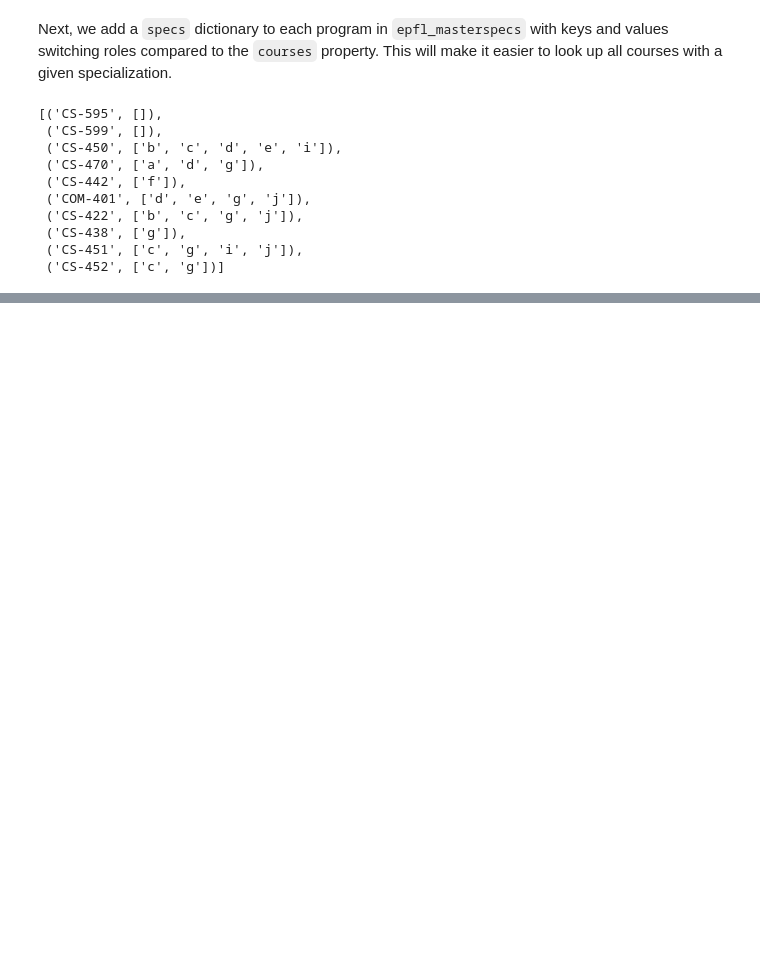
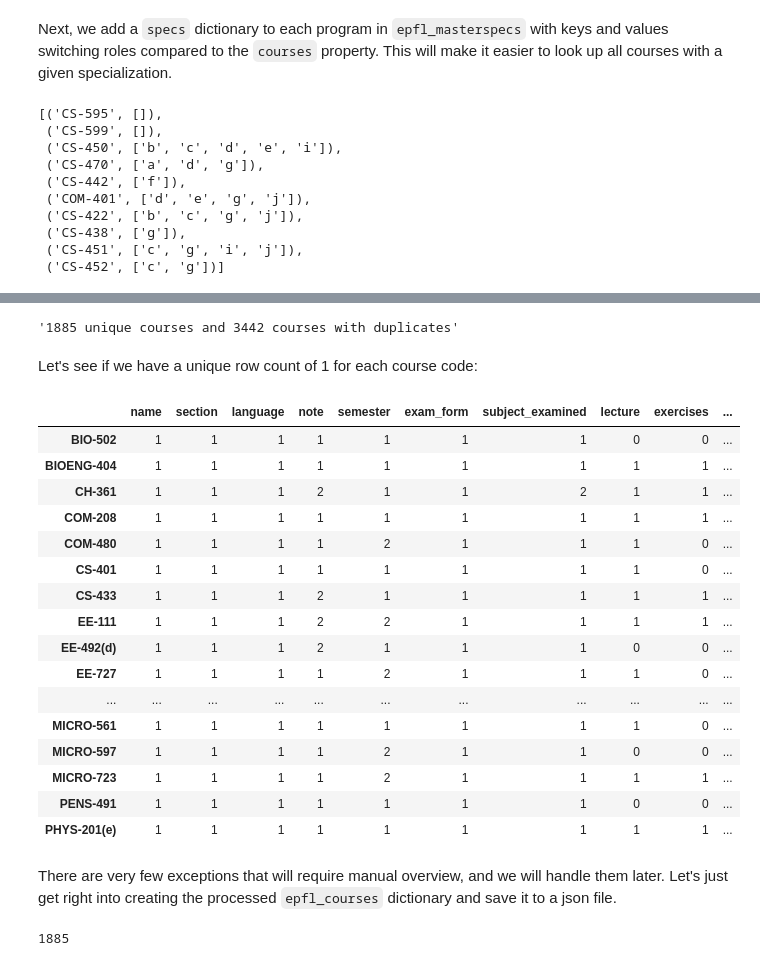
Before and after one commit to valentinoli/epfl-interactive-coursebook, a Jupyter notebook: python/wrangling.ipynb, the cells around one changed output, grey strips where cells are left out. Cells and saved outputs as stored; diff of their text form; code cells hidden in the pictures; blank space fills up the shorter version.

```diff
--- a/python/wrangling.ipynb
+++ b/python/wrangling.ipynb
@@ -265,0 +288,3 @@ with open('../data/processed/epfl_programs.json', 'w') as json_file:
+# %%
+courses_df.credits.fillna(courses_df.coefficient, inplace=True)
+courses_df.drop('coefficient', axis=1, inplace=True)
@@ -265,0 +304,40 @@ with open('../data/processed/epfl_programs.json', 'w') as json_file:
+# %%
+f"{courses_df.index.nunique()} unique courses and {len(courses_df)} courses with duplicates"
+# %% [output]
+'1885 unique courses and 3442 courses with duplicates'
+# %% [markdown]
+Let's see if we have a unique row count of 1 for each course code:
+# %%
+# Convert list columns to tuple to avoid this error when calling nunique():
+# TypeError: unhashable type: 'list'
+list_columns = ['lecturers', 'required', 'recommended', 'concepts', 'prerequisite_for', 'in_the_programs']
+# %%
+courses_df[list_columns] = courses_df[list_columns].applymap(tuple)
+# lecturers and in_the_programs field is a list of lists
+courses_df['lecturers'] = courses_df.lecturers.apply(lambda x: tuple(map(tuple, x)))
+courses_df['in_the_programs'] = courses_df.in_the_programs.apply(lambda x: tuple(map(tuple, x)))
+# %%
+# path is always different
+group = courses_df.drop('path', axis=1).groupby(courses_df.index)
+# %%
+group.nunique().loc[(group.nunique() > 1).any(axis=1)]
+# %% [output]
+|  | name | section | language | note | semester | exam_form | subject_examined | lecture | exercises | ... |
+| BIO-502 | 1 | 1 | 1 | 1 | 1 | 1 | 1 | 0 | 0 | ... |
+| BIOENG-404 | 1 | 1 | 1 | 1 | 1 | 1 | 1 | 1 | 1 | ... |
+| CH-361 | 1 | 1 | 1 | 2 | 1 | 1 | 2 | 1 | 1 | ... |
+| COM-208 | 1 | 1 | 1 | 1 | 1 | 1 | 1 | 1 | 1 | ... |
+| COM-480 | 1 | 1 | 1 | 1 | 2 | 1 | 1 | 1 | 0 | ... |
+| CS-401 | 1 | 1 | 1 | 1 | 1 | 1 | 1 | 1 | 0 | ... |
+| CS-433 | 1 | 1 | 1 | 2 | 1 | 1 | 1 | 1 | 1 | ... |
+| EE-111 | 1 | 1 | 1 | 2 | 2 | 1 | 1 | 1 | 1 | ... |
+| EE-492(d) | 1 | 1 | 1 | 2 | 1 | 1 | 1 | 0 | 0 | ... |
+| EE-727 | 1 | 1 | 1 | 1 | 2 | 1 | 1 | 1 | 0 | ... |
+| ... | ... | ... | ... | ... | ... | ... | ... | ... | ... | ... |
+| MICRO-561 | 1 | 1 | 1 | 1 | 1 | 1 | 1 | 1 | 0 | ... |
+| MICRO-597 | 1 | 1 | 1 | 1 | 2 | 1 | 1 | 0 | 0 | ... |
+| MICRO-723 | 1 | 1 | 1 | 1 | 2 | 1 | 1 | 1 | 1 | ... |
+| PENS-491 | 1 | 1 | 1 | 1 | 1 | 1 | 1 | 0 | 0 | ... |
+| PHYS-201(e) | 1 | 1 | 1 | 1 | 1 | 1 | 1 | 1 | 1 | ... |
+# %% [markdown]
+There are very few exceptions that will require manual overview, and we will handle them later. Let's just get right into creating the processed `epfl_courses` dictionary and save it to a json file.
@@ -265,0 +346,4 @@ with open('../data/processed/epfl_programs.json', 'w') as json_file:
+# %%
+len(courses_unique_df)
+# %% [output]
+1885
```
Also changed, not shown: parts of 39 cells of this notebook.
